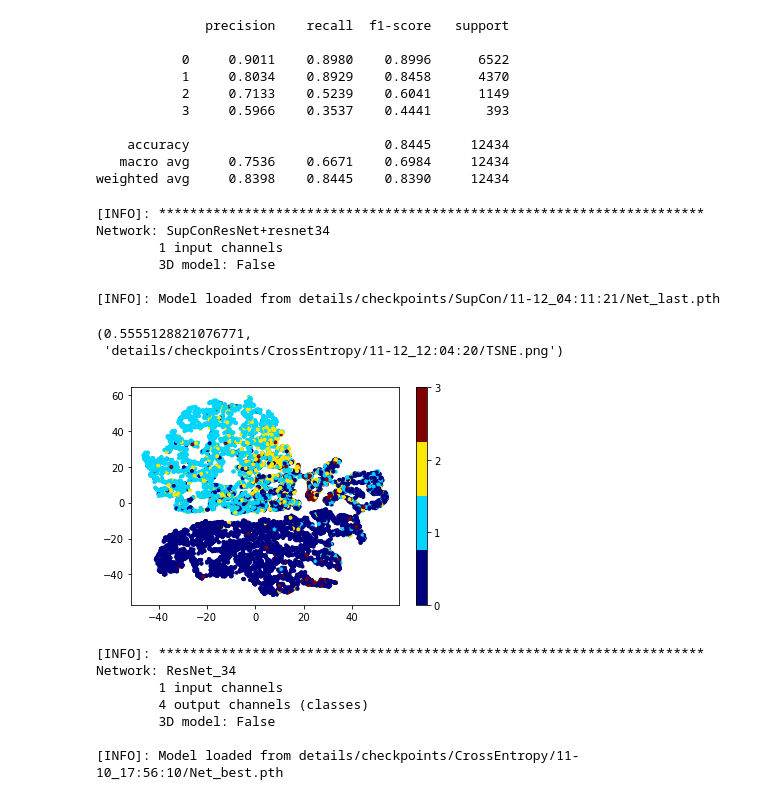
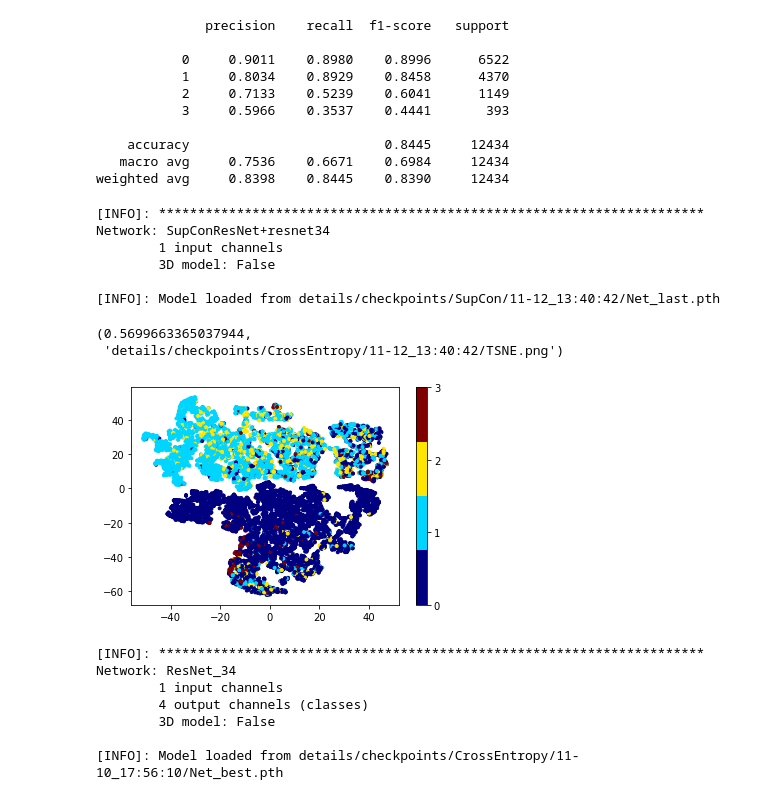
Before and after one commit to zsxm1998/AorticDissection, a Jupyter notebook: test.ipynb, the cells around one changed output. Drawn from its saved outputs; the diff is of its cells as text; code cells hidden in the pictures.

```diff
--- a/test.ipynb
+++ b/test.ipynb
@@ -130,20 +130,20 @@ print(metrics.classification_report(true_list, pred_list, digits=4))
    macro avg     0.7536    0.6671    0.6984     12434
 weighted avg     0.8398    0.8445    0.8390     12434
 # %%
-net = create_supcon(device, 34, 1, True, 'details/checkpoints/SupCon/11-12_04:11:21/Net_last.pth')
+net = create_supcon(device, 34, 1, True, 'details/checkpoints/SupCon/11-12_13:40:42/Net_last.pth')
 # %% [output]
 [INFO]: **********************************************************************
 Network: SupConResNet+resnet34
         1 input channels
         3D model: False
 
-[INFO]: Model loaded from details/checkpoints/SupCon/11-12_04:11:21/Net_last.pth
+[INFO]: Model loaded from details/checkpoints/SupCon/11-12_13:40:42/Net_last.pth
 # %%
-eval_supcon(net, val_loader, 12434, device, 4, True, 'details/checkpoints/CrossEntropy/11-12_12:04:20')
+eval_supcon(net, val_loader, 12434, device, 4, True, 'details/checkpoints/CrossEntropy/11-12_13:40:42')
 # %% [output]
-(0.5555128821076771,
- 'details/checkpoints/CrossEntropy/11-12_12:04:20/TSNE.png')
+(0.5699663365037944,
+ 'details/checkpoints/CrossEntropy/11-12_13:40:42/TSNE.png')
-[figure, old version]
+[figure, new version]
 # %%
 net = create_net(device, 34, 1, 4, 'details/checkpoints/CrossEntropy/11-10_17:56:10/Net_best.pth', entire=True)
 # %% [output]
```
Also changed, not shown: parts of 5 cells of this notebook, 2 other files.
